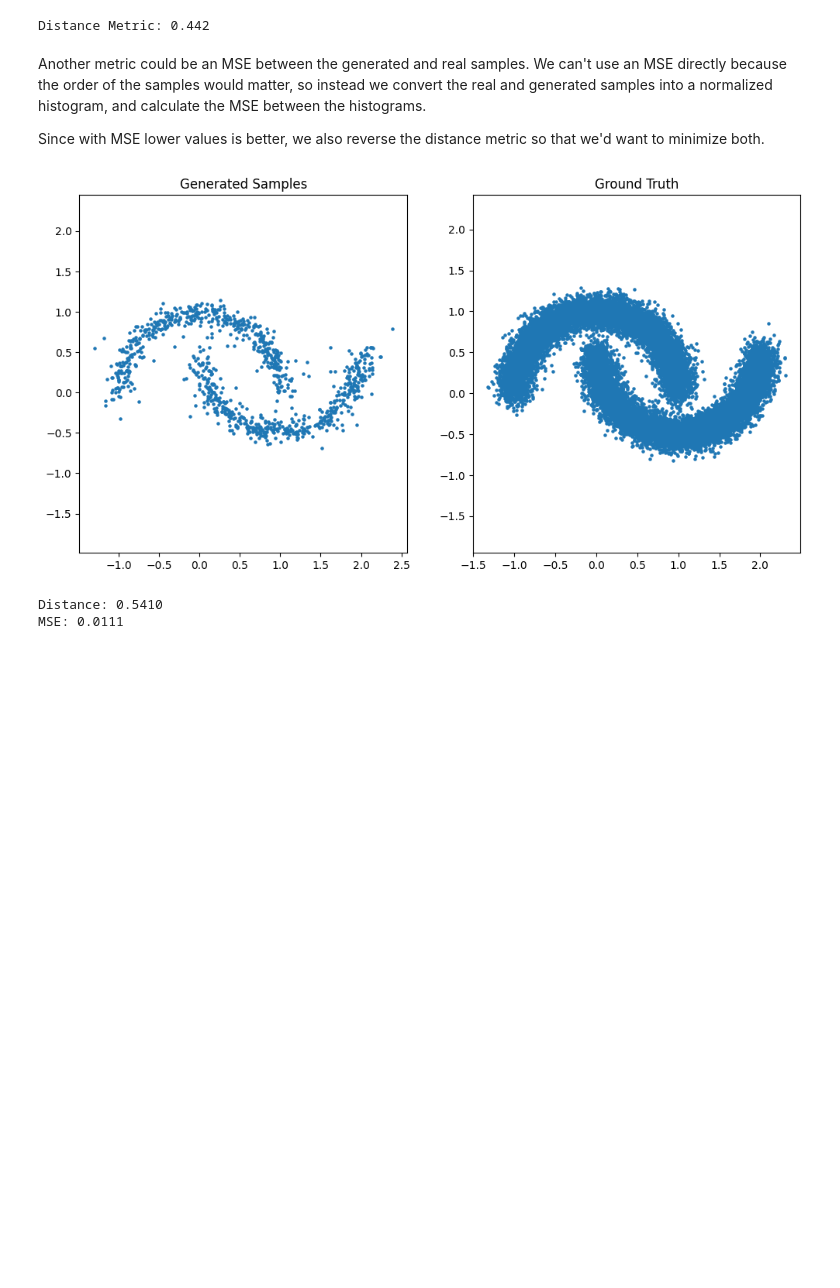
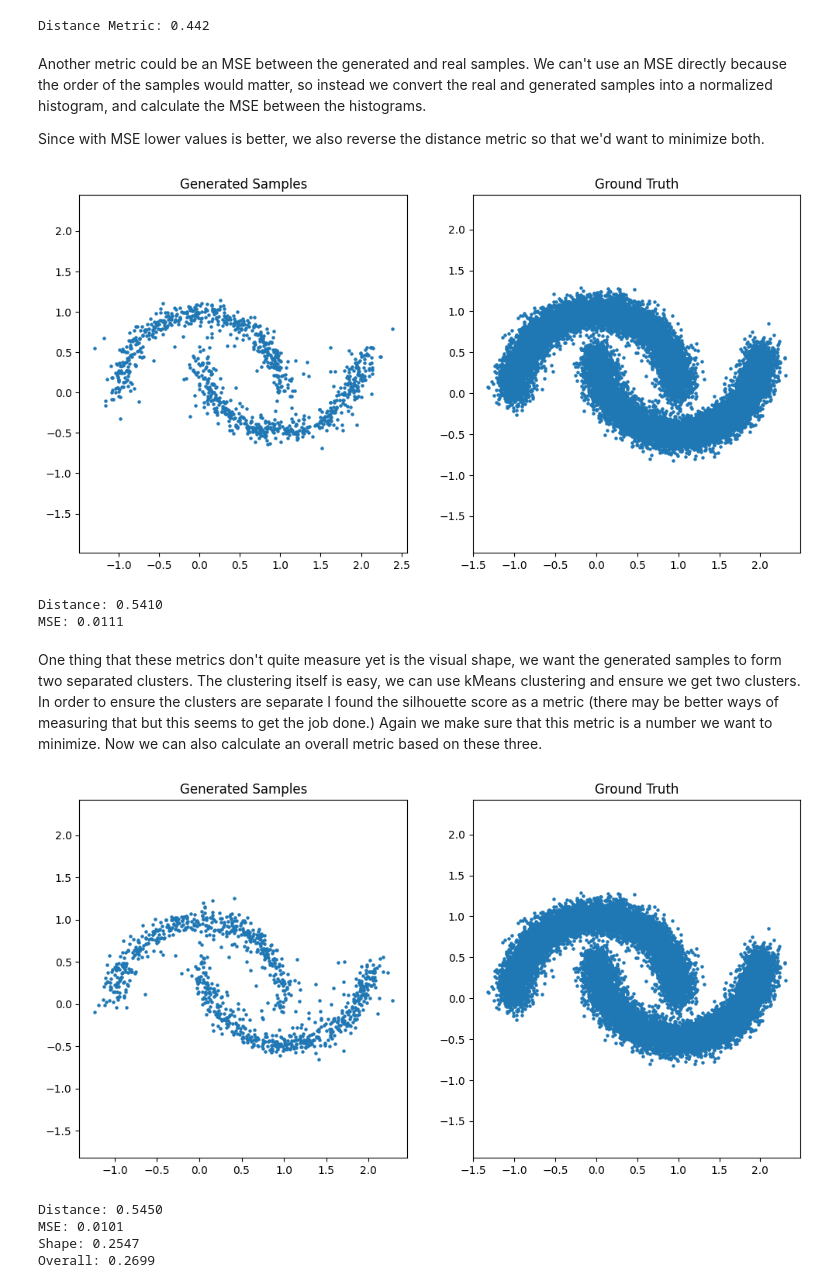
Before and after one commit to ehsan/simple-diffusion, a Jupyter notebook: project.ipynb, the cells around one changed output. Cells and saved outputs as stored; diff of their text form; code cells hidden in the pictures; blank space fills up the shorter version.

```diff
--- a/project.ipynb
+++ b/project.ipynb
@@ -180,6 +180,12 @@ class Trainer:
             dtype=torch.float32,
         )
 
+    def prepare_batch(self):
+        indices = torch.randperm(len(self.train_dataset))[: self.batch_size]
+        batch = self.train_dataset[indices].to(self.device)
+
+        return batch
+
     def train(self):
         self.diffusion.model.train()
 
@@ -187,8 +193,7 @@ class Trainer:
 
         for _ in tqdm(range(self.num_epochs), desc="Training"):
             for _ in range(self.num_batches_per_epoch):
-                indices = torch.randperm(len(self.train_dataset))[: self.batch_size]
-                batch = self.train_dataset[indices].to(self.device)
+                batch = self.prepare_batch()
 
                 self.optimizer.zero_grad()
 
@@ -424,6 +429,8 @@ ev.eval()
 [figure]
 Distance: 0.5410
 MSE: 0.0111
+# %% [markdown]
+One thing that these metrics don't quite measure yet is the visual shape, we want the generated samples to form two separated clusters.  The clustering itself is easy, we can use kMeans clustering and ensure we get two clusters.  In order to ensure the clusters are separate I found the silhouette score as a metric (there may be better ways of measuring that but this seems to get the job done.)  Again we make sure that this metric is a number we want to minimize.  Now we can also calculate an overall metric based on these three.
 # %%
 from sklearn.cluster import KMeans
 from sklearn.metrics import silhouette_score
@@ -445,16 +452,18 @@ class Evaluator:
         metrics = self.calculate_metrics(samples)
         print(f"Distance: {metrics['distance']:.4f}")
         print(f"MSE: {metrics['mse']:.4f}")
+        print(f"Shape: {metrics['shape']:.4f}")
+
+        print(f"Overall: {(metrics['distance'] + metrics['mse'] + metrics['shape']) / 3.0:.4f}")
 
     def calculate_metrics(self, generated_samples):
-        real_samples = (
-            trainer.train_dataset[: len(generated_samples)].clone().cpu().numpy()
-        )
+        real_samples = trainer.train_dataset[: len(generated_samples)].clone().cpu().numpy()
         generated_samples = generated_samples.numpy()
 
         return {
             "distance": self.calculate_distance_metric(generated_samples, real_samples),
             "mse": self.calculate_mse_metric(generated_samples, real_samples),
+            "shape": self.calculate_shape_metric(generated_samples, real_samples),
         }
 
     def calculate_shape_metric(self, generated_samples, real_samples):
@@ -462,10 +471,10 @@ class Evaluator:
         labels = kmeans.fit_predict(generated_samples)
 
         unique_labels = np.unique(labels)
-        if len(unique_labels) < 2:
+        if len(unique_labels) != 2:
             return 1.0
 
-        silhouette = silhouette_score(samples, labels)
+        silhouette = silhouette_score(generated_samples, labels)
         return (1.0 - silhouette) / 2.0
 
     def calculate_mse_metric(self, generated_samples, real_samples):
@@ -509,3 +518,12 @@ class Evaluator:
         plt.axis("equal")
 
         plt.show()
+# %%
+ev = Evaluator(trainer, num_samples=1000)
+ev.eval()
+# %% [output]
+[figure, added]
+Distance: 0.5450
+MSE: 0.0101
+Shape: 0.2547
+Overall: 0.2699
```
Also changed, not shown: parts of 22 cells of this notebook, 3 other files.
